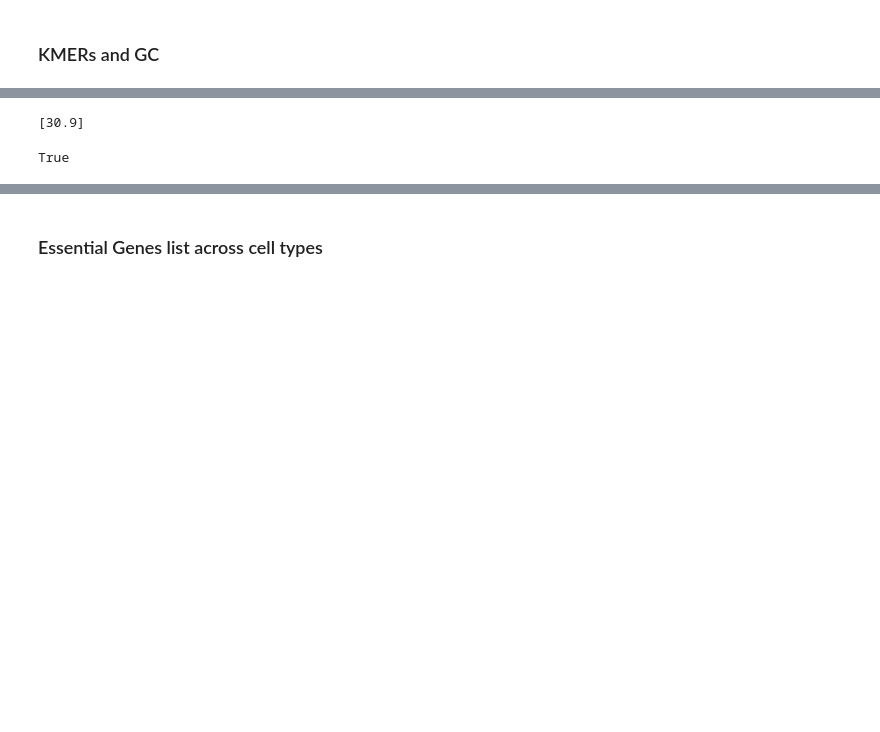
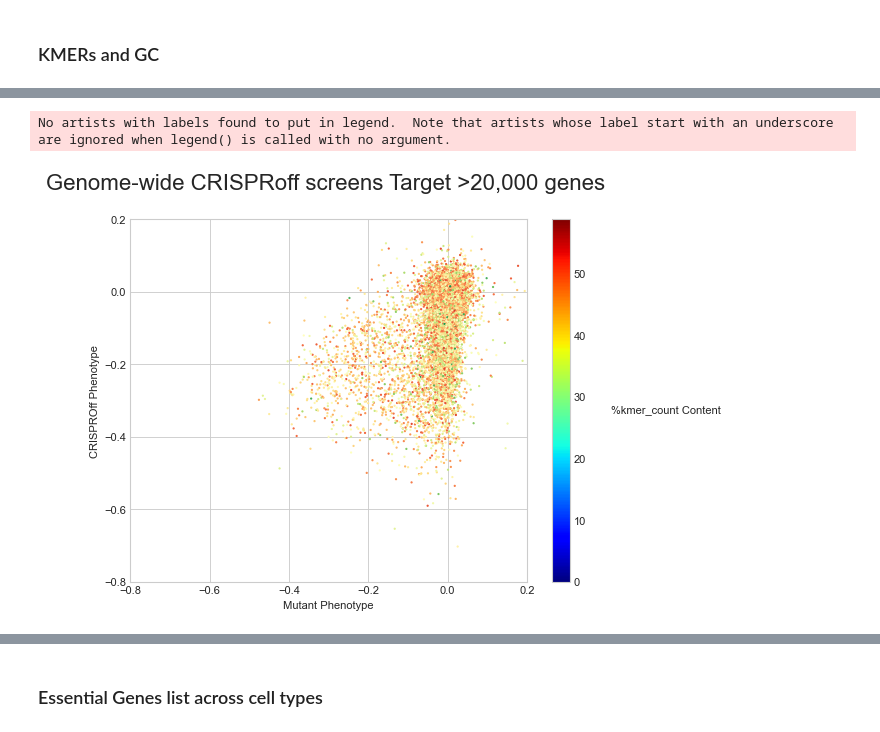
Before and after one commit to sermare/DeepOff, a Jupyter notebook: 1000 essential genes.ipynb, the cells around one changed output, grey strips where cells are left out. Drawn from its saved outputs; the diff is of its cells as text; code cells hidden in the pictures; blank space fills up the shorter version.

```diff
--- a/1000 essential genes.ipynb
+++ b/1000 essential genes.ipynb
@@ -379,14 +344,33 @@ Promoter_sequences
-# %%
-[Count_kmer(Promoter_sequences.Sequences[:3], ['gg','cc','gc','cg'], 2)]
-# %% [output]
-[30.9]
-# %%
-from collections import Counter
-
-sti = ['gc','cg']
-
-county = Counter(Promoter_sequences.kmers[0])
-
-'ta' in dict(county)
-# %% [output]
-True
+# %%
+import matplotlib.pyplot as plt
+import matplotlib.colors as mcolors
+import matplotlib.cm as cm
+from matplotlib.pyplot import figure
+
+plt.style.use('seaborn-whitegrid')
+
+figure(figsize=(8, 6), dpi=80)
+
+colors = {1:'tab:pink', 0:'tab:black', 'Nan':'tab:blue'}
+
+plt.scatter(df['mutant_average'], df['CRISPRoff_average'], c = df.kmer_count, cmap = "RdYlGn",s = 1)
+
+normalize = mcolors.Normalize(vmin=df.kmer_count.min(), vmax=df.kmer_count.max())
+colormap = cm.jet
+
+scalarmappaple = cm.ScalarMappable(norm=normalize, cmap=colormap)
+scalarmappaple.set_array(df.kmer_count)
+plt.colorbar(scalarmappaple)
+
+plt.legend(bbox_to_anchor=(1.35,0.5), borderaxespad=0, title="%kmer_count Content",
+                    loc= 'upper center', fontsize='small', fancybox=True,)
+
+plt.title('Genome-wide CRISPRoff screens Target >20,000 genes \n', size = 20)
+plt.xlabel('Mutant Phenotype')
+plt.ylabel('CRISPROff Phenotype')
+
+plt.axis([-0.8,0.2,-0.8,0.2])
+plt.savefig('Genome-wide %kmer_count.eps', format = 'eps')
+# %% [output]
+No artists with labels found to put in legend.  Note that artists whose label start with an underscore are ignored when legend() is called with no argument.
+[figure, added]
```
Also changed, not shown: parts of 53 cells of this notebook, 3 other files.
